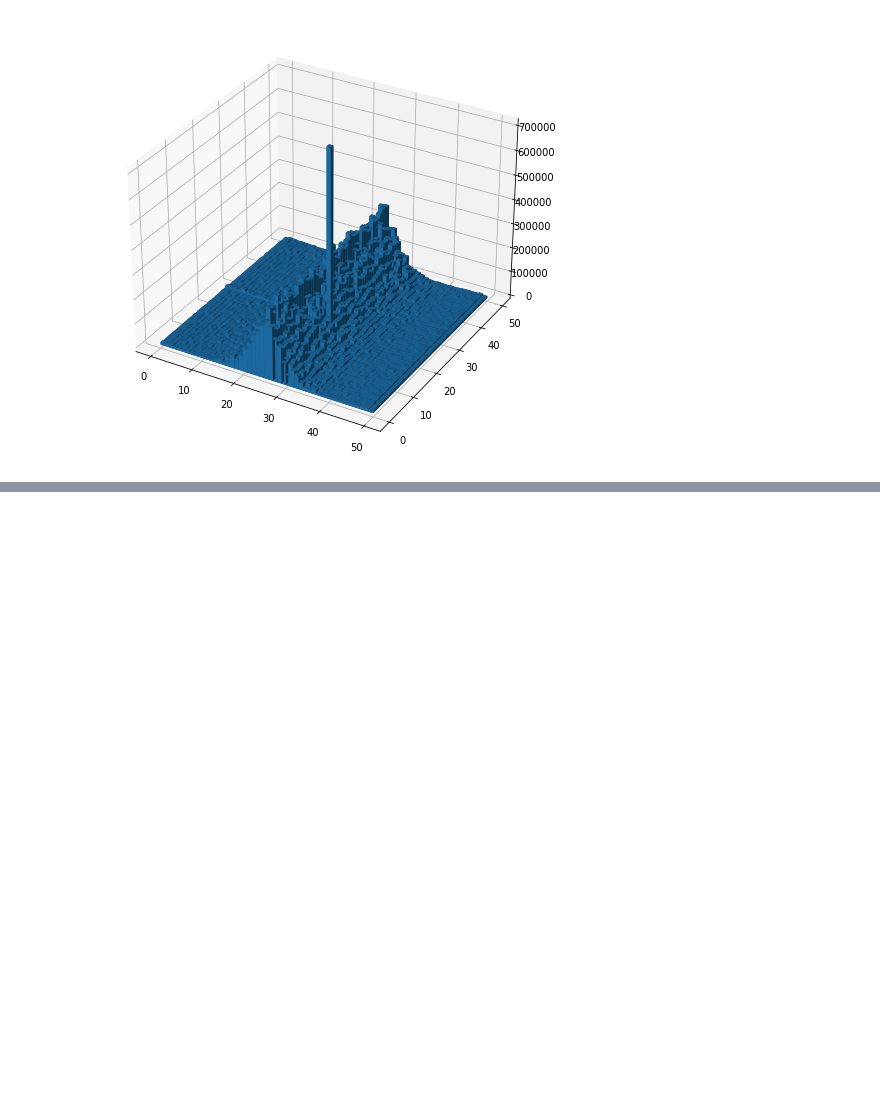
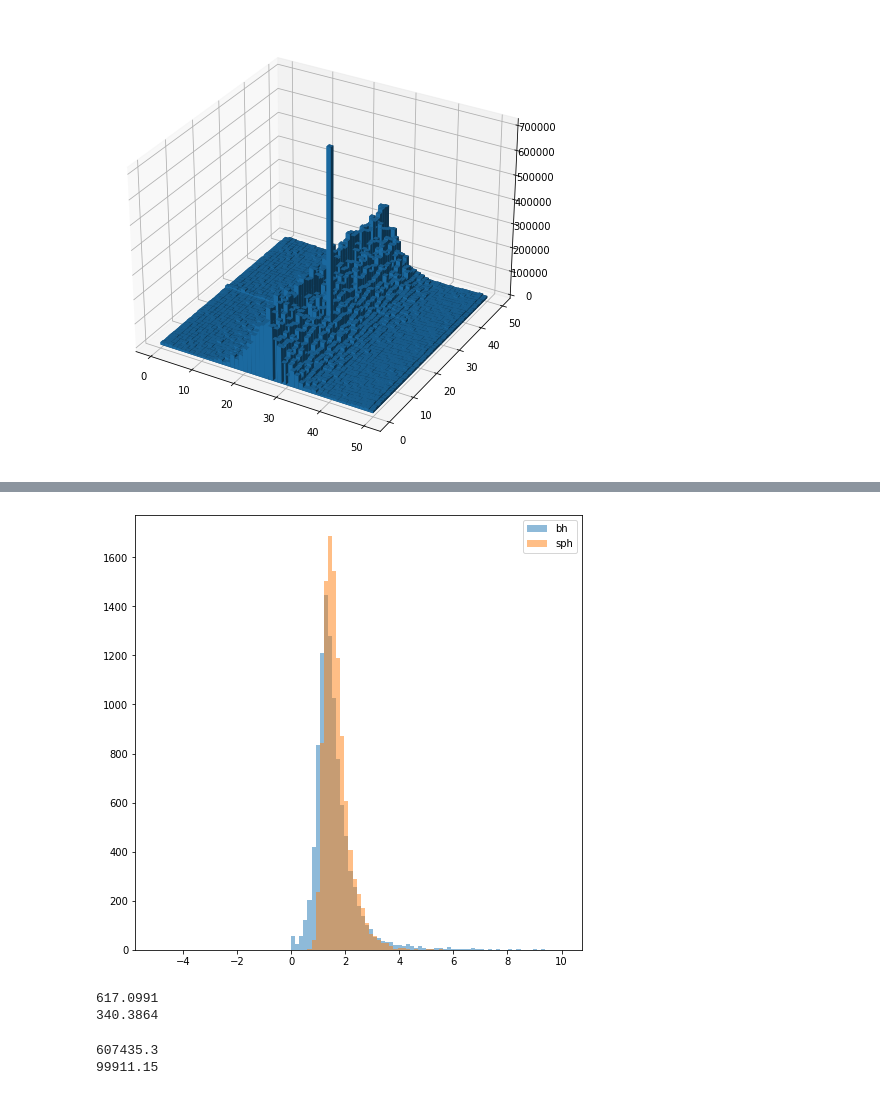
Before and after one commit to 591291-hvl/Bachelor, a Jupyter notebook: Code/notebooks/Tester/heatmap.ipynb, the cells around one changed output, grey strips where cells are left out. Drawn from its saved outputs; the diff is of its cells as text; code cells hidden in the pictures; blank space fills up the shorter version.

```diff
--- a/Code/notebooks/Tester/heatmap.ipynb
+++ b/Code/notebooks/Tester/heatmap.ipynb
@@ -152,0 +239,21 @@ plt.show()
+# %%
+bins = np.linspace(-5, 10, 100)
+plt.figure(figsize=(8,8))
+plt.hist(bhLayerList, bins, alpha=0.5, label='bh')
+plt.hist(sphLayerList, bins, alpha=0.5, label='sph')
+plt.legend(loc='upper right')
+plt.show()
+# %% [output]
+[figure, added]
+# %%
+print(np.median(bhcombinedSum[:,:,2:3]))
+print(np.median(sphcombinedSum[:,:,2:3]))
+# %% [output]
+617.0991
+340.3864
+# %%
+print(np.max(bhcombinedSum[:,:,2:3]))
+print(np.max(sphcombinedSum[:,:,2:3]))
+# %% [output]
+607435.3
+99911.15
```
Also changed, not shown: parts of 10 cells of this notebook, 1 other file.
